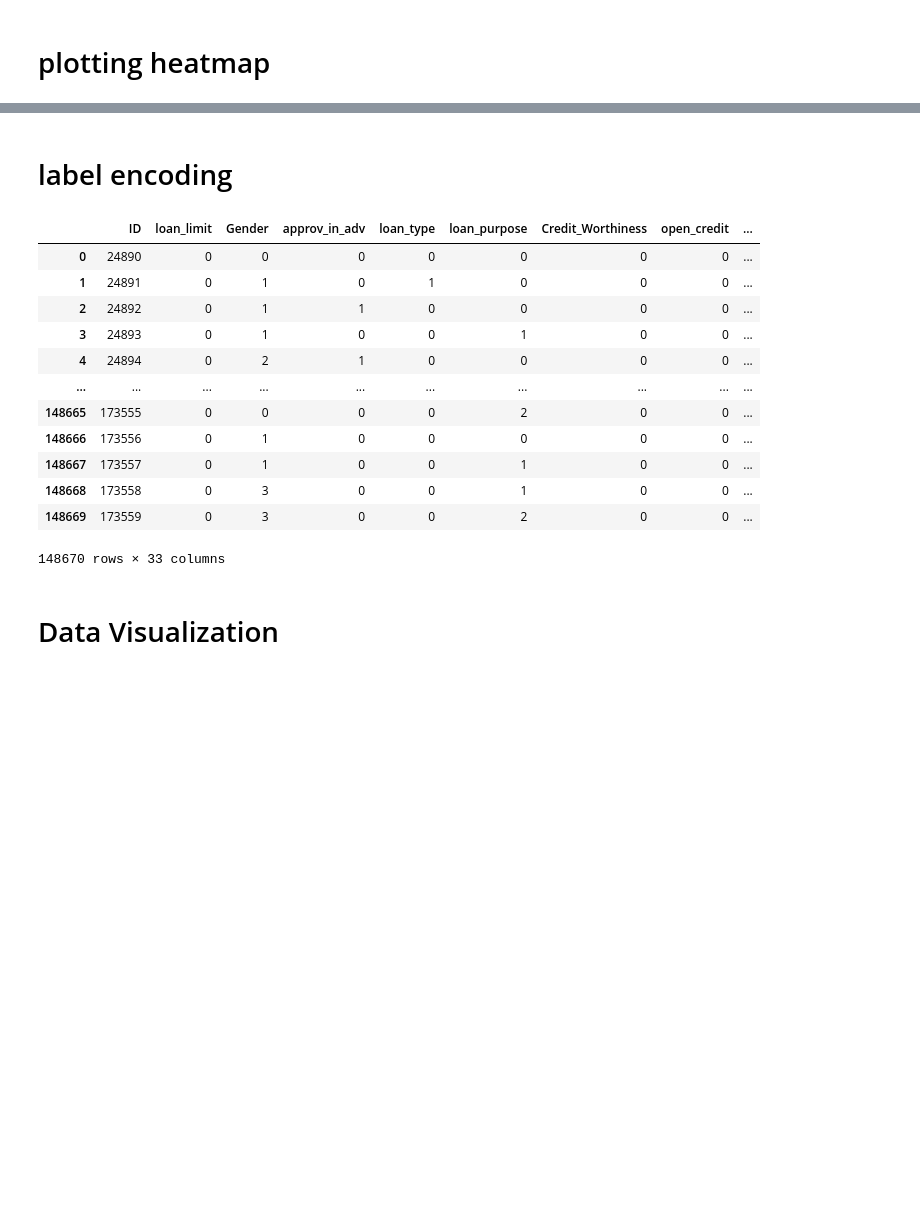
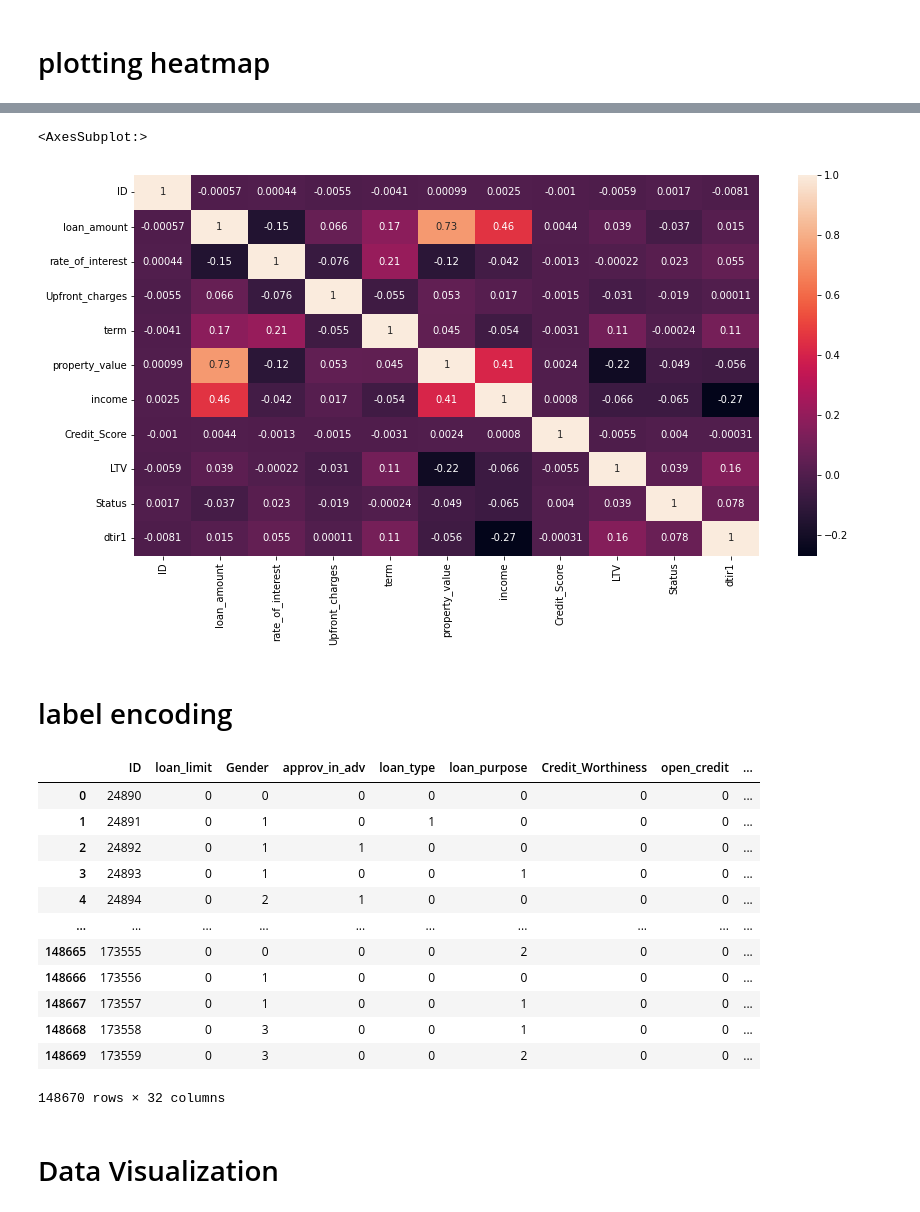
Before and after one commit to kanndil/Loan_Default_Predictor, a Jupyter notebook: code/cleaning.ipynb, the cells around one changed output, grey strips where cells are left out. Drawn from its saved outputs; the diff is of its cells as text; code cells hidden in the pictures; blank space fills up the shorter version.

```diff
--- a/code/cleaning.ipynb
+++ b/code/cleaning.ipynb
@@ -92,0 +105,3 @@ sns.heatmap(correlation, annot = True)
+# %%
+table.drop('Interest_rate_spread', inplace=True, axis=1)
+table.info()
@@ -93,3 +126,10 @@ sns.heatmap(correlation, annot = True)
+# %%
+fig = plt.figure(figsize= (14,7))
+correlation = table.corr()
+sns.heatmap(correlation, annot = True)
+# %% [output]
+<AxesSubplot:>
+[figure, added]
 # %% [markdown]
 # label encoding
 # %%
@@ -111,7 +151,7 @@ table
 | 148667 | 173557 | 0 | 1 | 0 | 0 | 1 | 0 | 0 | ... |
 | 148668 | 173558 | 0 | 3 | 0 | 0 | 1 | 0 | 0 | ... |
 | 148669 | 173559 | 0 | 3 | 0 | 0 | 2 | 0 | 0 | ... |
-148670 rows × 33 columns
+148670 rows × 32 columns
 # %% [markdown]
 # Data Visualization
 # %%
```
Also changed, not shown: parts of 9 cells of this notebook.
